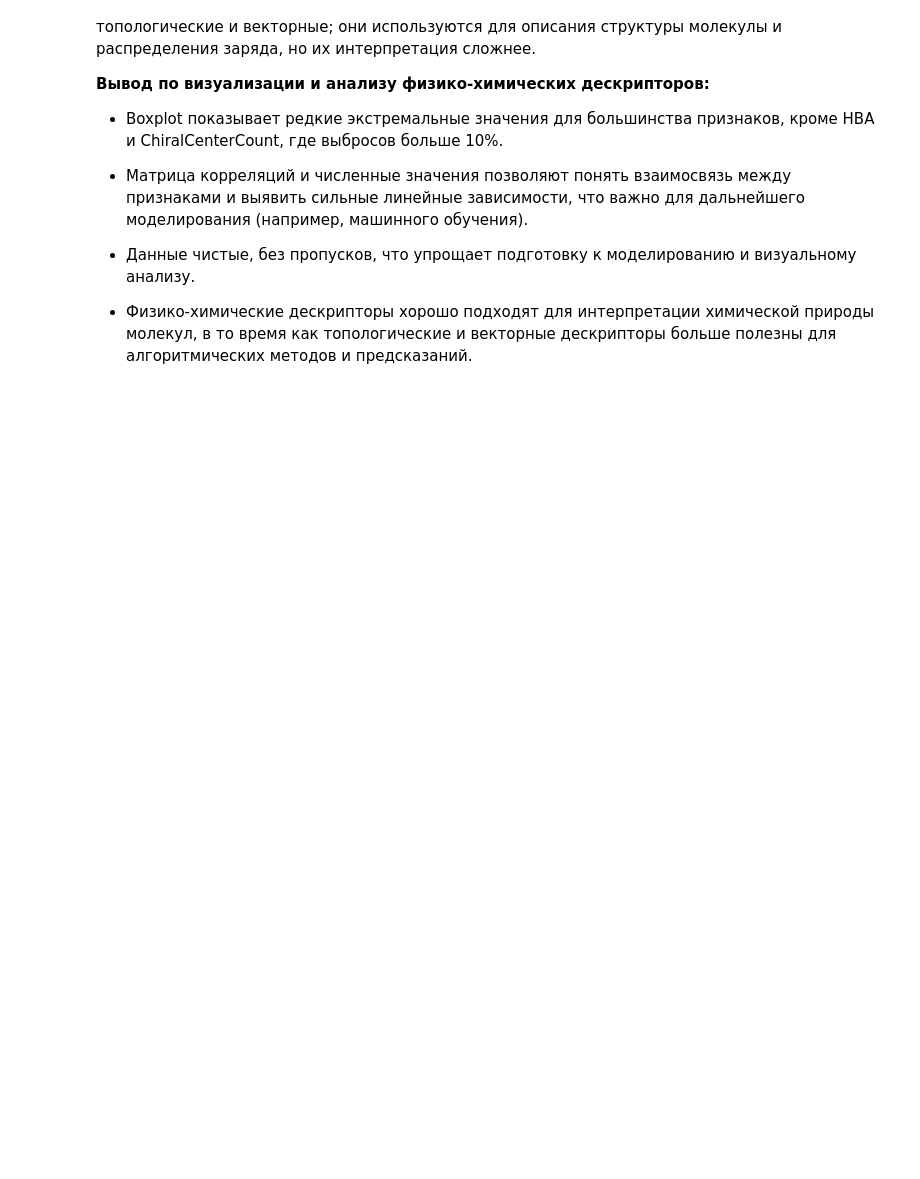
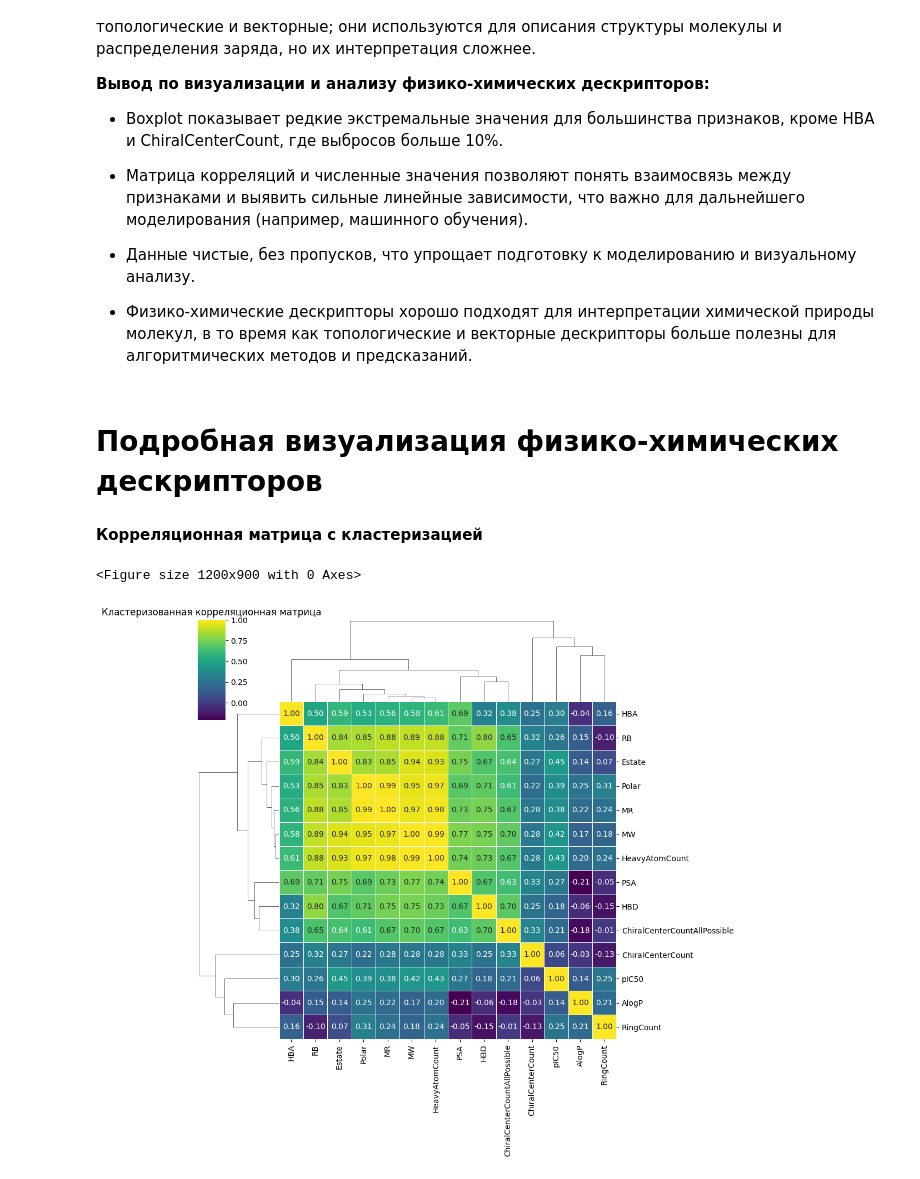
Before and after one commit to KurbanovDavid777/data-engineering, a Jupyter notebook: notebooks/EDA.ipynb, the cells around one changed output. Drawn from its saved outputs; the diff is of its cells as text; code cells hidden in the pictures; blank space fills up the shorter version.

Commit message:
Добавлен EDA ноутбук с доп визуализациями

```diff
--- a/notebooks/EDA.ipynb
+++ b/notebooks/EDA.ipynb
@@ -329,3 +329,26 @@ HBA, ChiralCenterCount, aasN_Key, dO_Key, ddssS_Key, PEOE5 и другие.
 - Данные чистые, без пропусков, что упрощает подготовку к моделированию и визуальному анализу.
 
 - Физико-химические дескрипторы хорошо подходят для интерпретации химической природы молекул, в то время как топологические и векторные дескрипторы больше полезны для алгоритмических методов и предсказаний.
+# %% [markdown]
+# **Подробная визуализация физико-химических дескрипторов**
+# %% [markdown]
+**Корреляционная матрица с кластеризацией**
+# %%
+import seaborn as sns
+import matplotlib.pyplot as plt
+
+corr = data[physchem_cols].corr()
+
+plt.figure(figsize=(12, 9))
+sns.clustermap(
+    corr,
+    cmap="viridis",
+    linewidths=0.5,
+    annot=True,
+    fmt=".2f"
+)
+plt.title("Кластеризованная корреляционная матрица")
+plt.show()
+# %% [output]
+<Figure size 1200x900 with 0 Axes>
+[figure, added]
```
Also changed, not shown: parts of 10 cells of this notebook.
